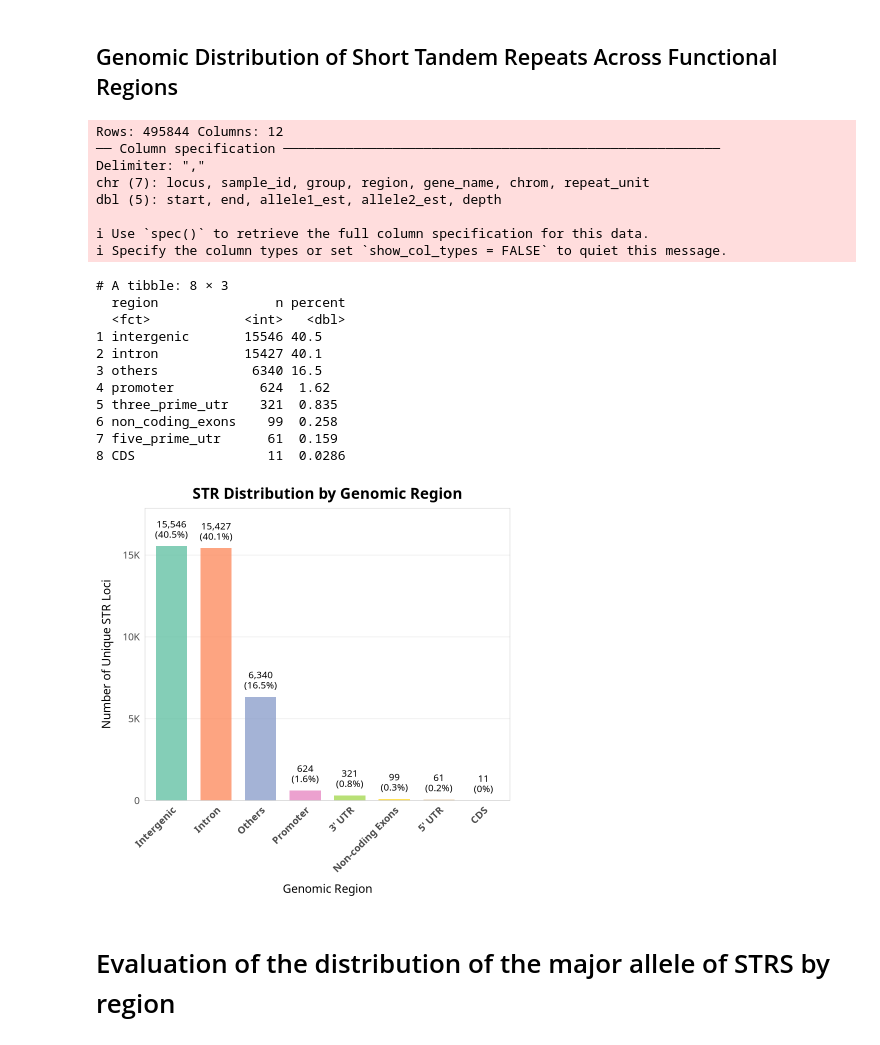
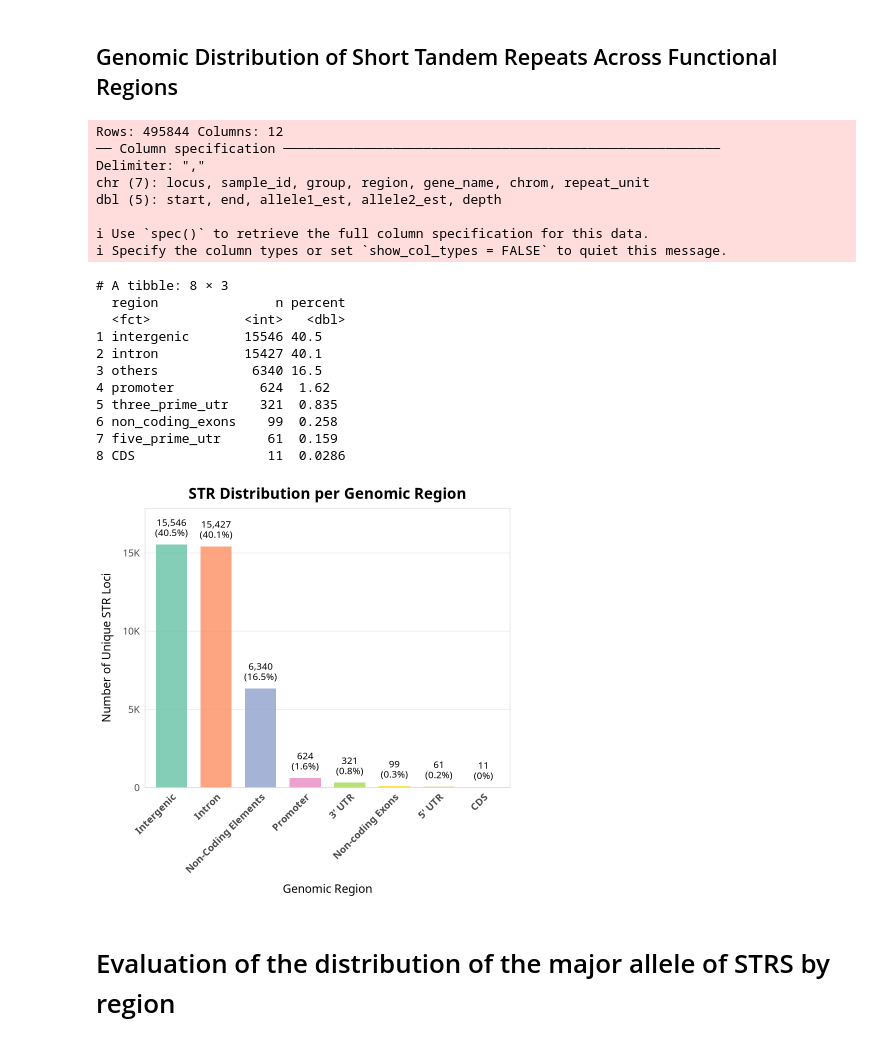
Before and after one commit to oncogensus/STRs_COVID_ExpAnalysis, a Jupyter notebook: 6_variants_analysis/6.2_desc_data_viz/desc_analysis/2_desc_analysis.ipynb, the cells around one changed output. Drawn from its saved outputs; the diff is of its cells as text; code cells hidden in the pictures.

```diff
--- a/6_variants_analysis/6.2_desc_data_viz/desc_analysis/2_desc_analysis.ipynb
+++ b/6_variants_analysis/6.2_desc_data_viz/desc_analysis/2_desc_analysis.ipynb
@@ -163,7 +163,7 @@ p <- ggplot(strs_region_summary, aes(x = region, y = n, fill = region)) +
     vjust = -0.5, size = 4, lineheight = 0.9
   ) +
   labs(
-    title = "STR Distribution by Genomic Region",
+    title = "STR Distribution per Genomic Region",
     x = "Genomic Region",
     y = "Number of Unique STR Loci"
   ) +
@@ -193,36 +193,36 @@ p <- ggplot(strs_region_summary, aes(x = region, y = n, fill = region)) +
       x == "intron" ~ "Intron",
       x == "promoter" ~ "Promoter",
       x == "CDS" ~ "CDS",
-      x == "others" ~ "Others",
+      x == "others" ~ "Non-Coding Elements",
       x == "non_coding_exons" ~ "Non-coding Exons",
       TRUE ~ x
     )
   })
 
 print(p)
 
 ggsave("results/barplot_region.png", plot = p, width = 10, height = 6, dpi = 600, bg = "white")
 # %% [output]
 Rows: 495844 Columns: 12
 ── Column specification ────────────────────────────────────────────────────────
 Delimiter: ","
 chr (7): locus, sample_id, group, region, gene_name, chrom, repeat_unit
 dbl (5): start, end, allele1_est, allele2_est, depth
 
 ℹ Use `spec()` to retrieve the full column specification for this data.
 ℹ Specify the column types or set `show_col_types = FALSE` to quiet this message.
 # A tibble: 8 × 3
   region               n percent
   <fct>            <int>   <dbl>
 1 intergenic       15546 40.5
 2 intron           15427 40.1
 3 others            6340 16.5
 4 promoter           624  1.62
 5 three_prime_utr    321  0.835
 6 non_coding_exons    99  0.258
 7 five_prime_utr      61  0.159
 8 CDS                 11  0.0286
-[figure, old version]
+[figure, new version]
 # %% [markdown]
 # Evaluation of the distribution of the major allele of STRS by region
 # %% [markdown]
```
Also changed, not shown: parts of 3 cells of this notebook, 3 other files.
